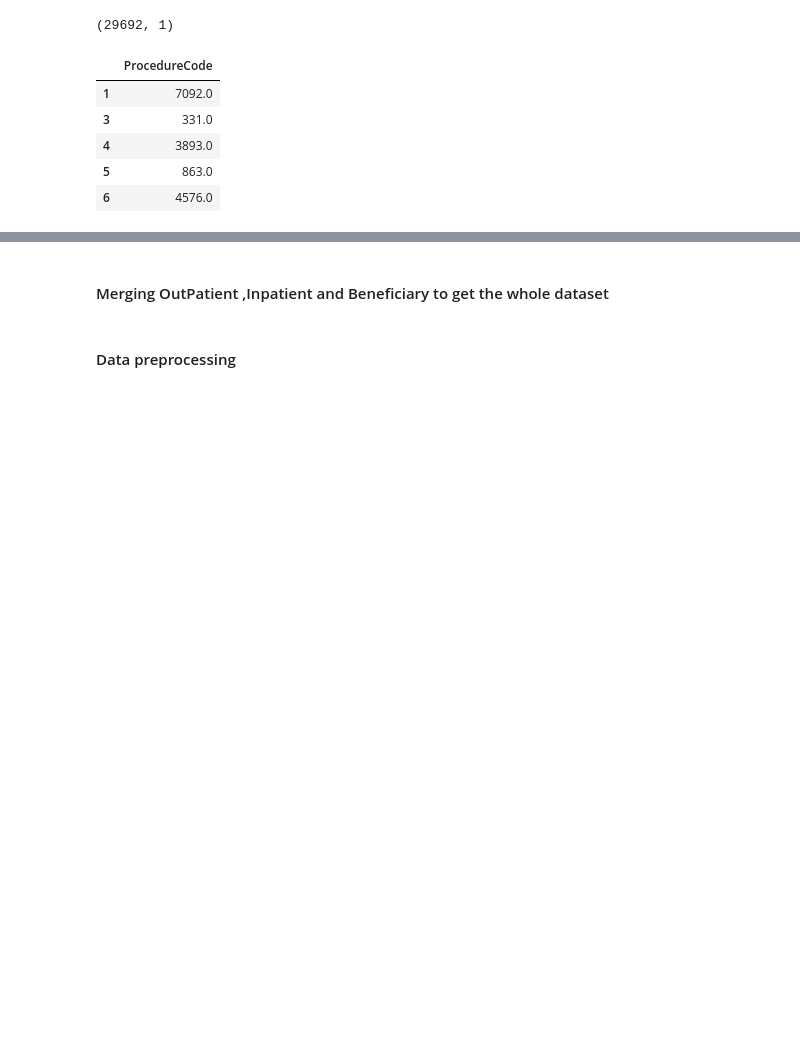
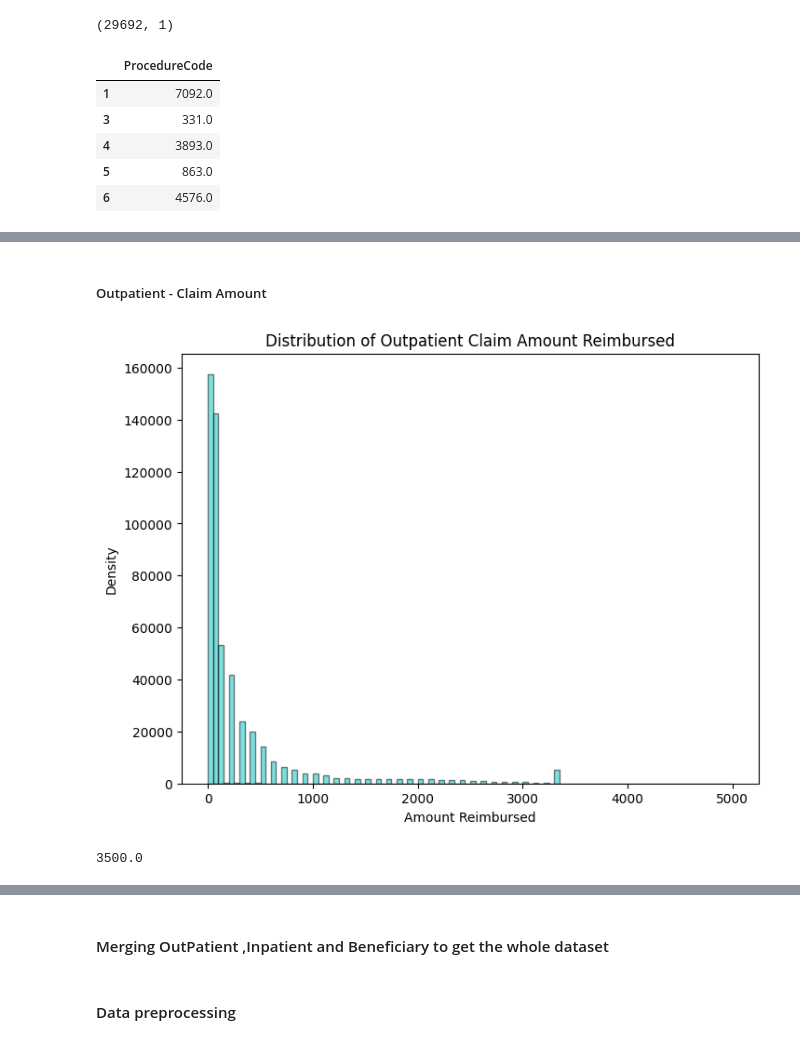
Before and after one commit to yingliu1206/Fraud-detection-In-Health-Care, a Jupyter notebook: code.ipynb, the cells around one changed output, grey strips where cells are left out. Cells and saved outputs as stored; diff of their text form; code cells hidden in the pictures; blank space fills up the shorter version.

```diff
--- a/code.ipynb
+++ b/code.ipynb
@@ -173,0 +293,21 @@ Length: 242844, dtype: object
+# %% [markdown]
+##### Outpatient - Claim Amount
+# %%
+plt.figure(figsize=(8, 5))
+
+Train_Outpatientdata['InscClaimAmtReimbursed'].plot.hist(bins=100,range=[0,5000], alpha=0.5, figsize=(8, 6), facecolor='c', edgecolor='k')
+
+# Adding title and labels
+plt.title('Distribution of Outpatient Claim Amount Reimbursed')
+plt.xlabel('Amount Reimbursed')
+plt.ylabel('Density')
+
+# Show plot
+plt.show()
+# %% [output]
+[figure, added]
+# %%
+val = np.percentile(Train_Outpatientdata.InscClaimAmtReimbursed,99.9)
+val
+# %% [output]
+3500.0
```
Also changed, not shown: parts of 22 cells of this notebook.
